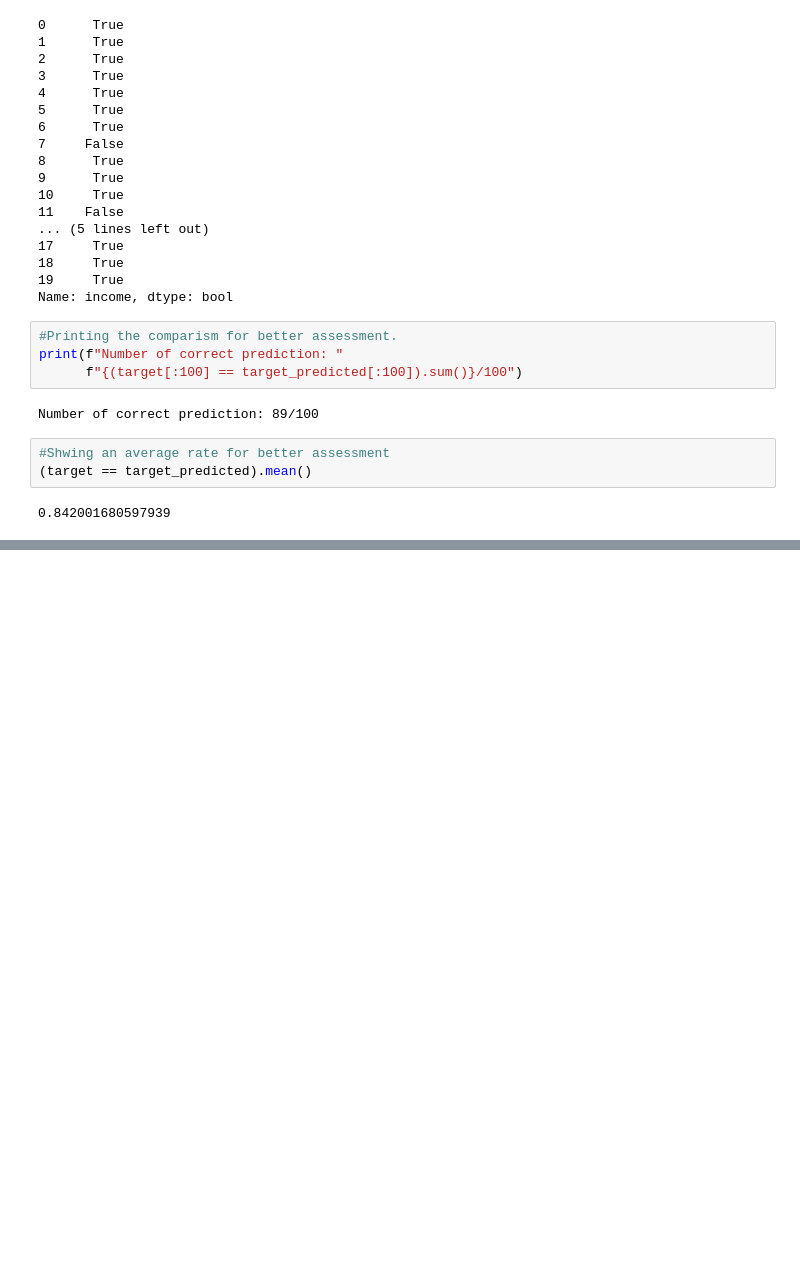
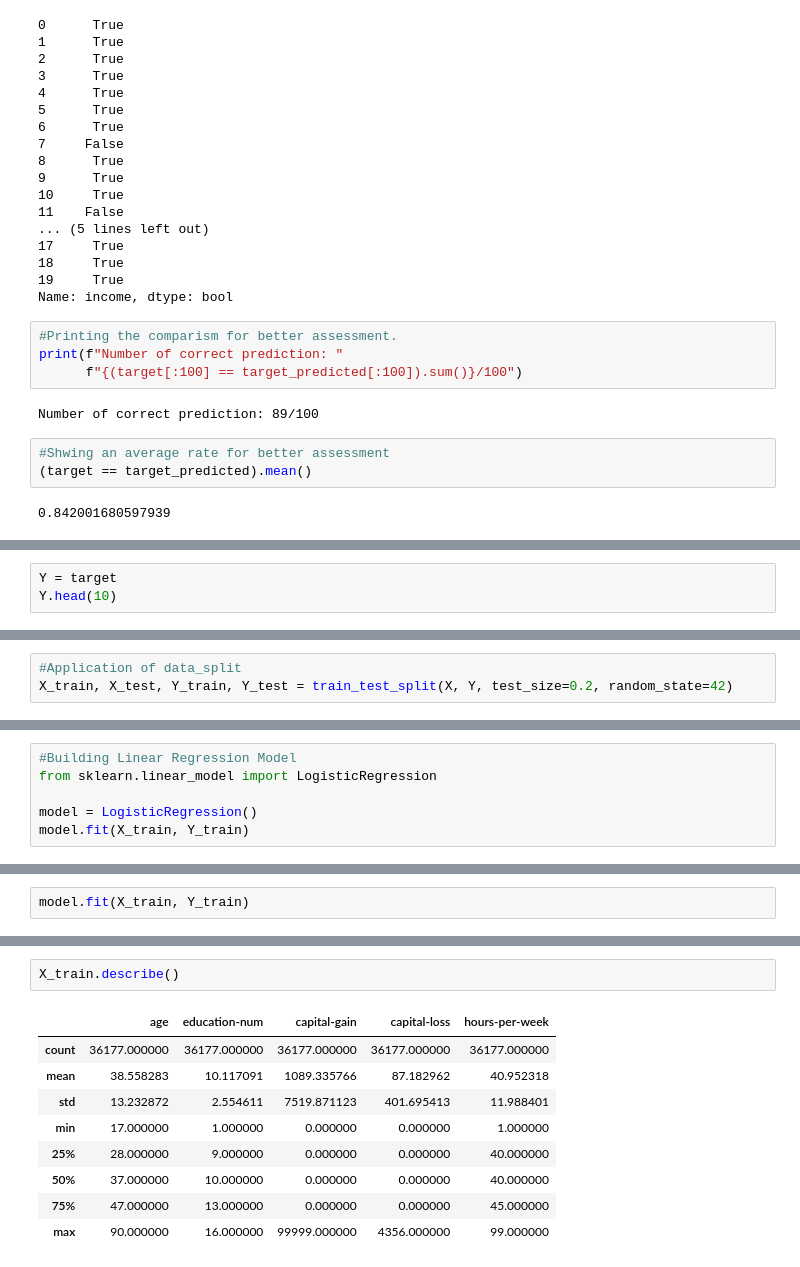
Before and after one commit to jimohola/MACHINE-LEARNING-PROJECT, a Jupyter notebook: Python_Project.ipynb, the cells around one changed output, grey strips where cells are left out. Drawn from its saved outputs; the diff is of its cells as text; blank space fills up the shorter version.

```diff
--- a/Python_Project.ipynb
+++ b/Python_Project.ipynb
@@ -277,0 +353,3 @@ data_test.head()
+# %%
+Y = target
+Y.head(10)
@@ -350,0 +377,3 @@ NameError: name 'selector' is not defined
+# %%
+#Application of data_split
+X_train, X_test, Y_train, Y_test = train_test_split(X, Y, test_size=0.2, random_state=42)
@@ -350,0 +389,6 @@ NameError: name 'selector' is not defined
+# %%
+#Building Linear Regression Model
+from sklearn.linear_model import LogisticRegression
+
+model = LogisticRegression()
+model.fit(X_train, Y_train)
@@ -350,0 +397,2 @@ NameError: name 'selector' is not defined
+# %%
+model.fit(X_train, Y_train)
@@ -350,0 +415,12 @@ NameError: name 'selector' is not defined
+# %%
+X_train.describe()
+# %% [output]
+|  | age | education-num | capital-gain | capital-loss | hours-per-week |
+| count | 36177.000000 | 36177.000000 | 36177.000000 | 36177.000000 | 36177.000000 |
+| mean | 38.558283 | 10.117091 | 1089.335766 | 87.182962 | 40.952318 |
+| std | 13.232872 | 2.554611 | 7519.871123 | 401.695413 | 11.988401 |
+| min | 17.000000 | 1.000000 | 0.000000 | 0.000000 | 1.000000 |
+| 25% | 28.000000 | 9.000000 | 0.000000 | 0.000000 | 40.000000 |
+| 50% | 37.000000 | 10.000000 | 0.000000 | 0.000000 | 40.000000 |
+| 75% | 47.000000 | 13.000000 | 0.000000 | 0.000000 | 45.000000 |
+| max | 90.000000 | 16.000000 | 99999.000000 | 4356.000000 | 99.000000 |
```
Also changed, not shown: parts of 36 cells of this notebook.
